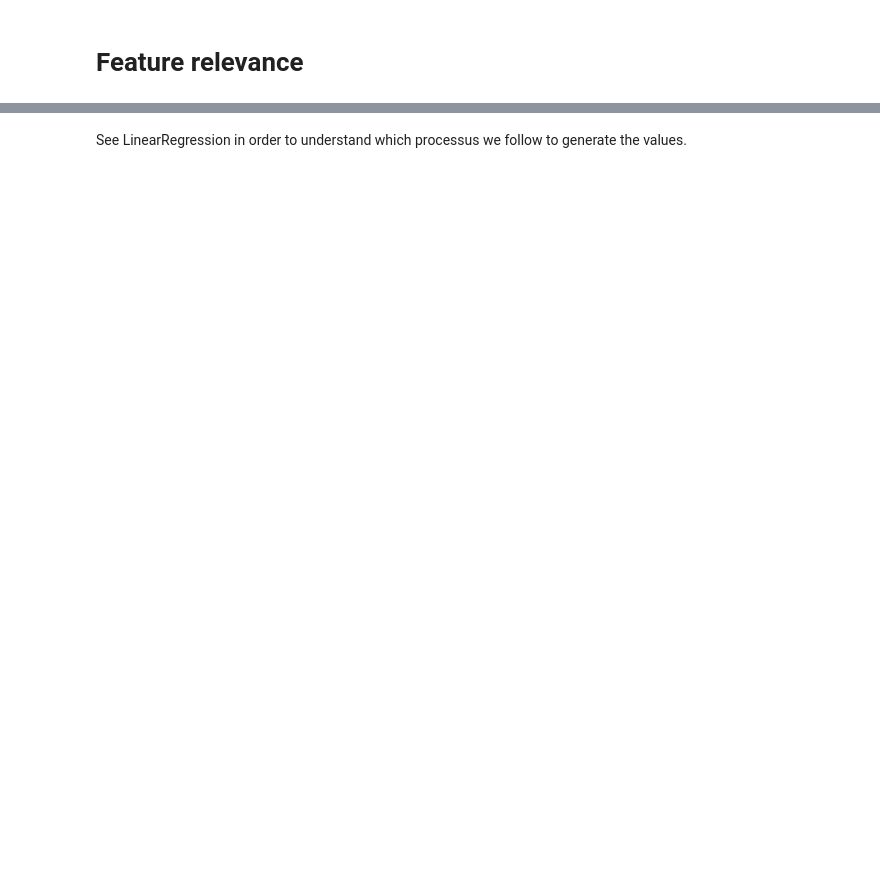
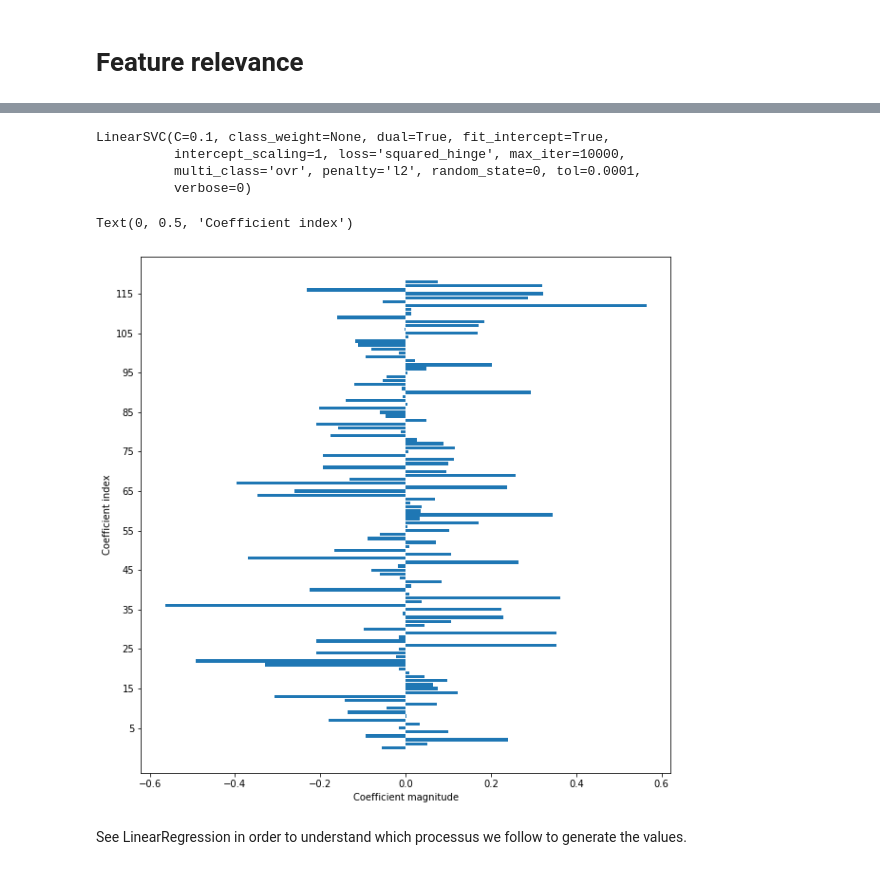
Before and after one commit to roussieau/masterthesis, a Jupyter notebook: src/machine_learning/LinearModels/SVC/feature_relevance.ipynb, the cells around one changed output, grey strips where cells are left out. Drawn from its saved outputs; the diff is of its cells as text; code cells hidden in the pictures; blank space fills up the shorter version.

Commit message:
svc with standardisation start

```diff
--- a/src/machine_learning/LinearModels/SVC/feature_relevance.ipynb
+++ b/src/machine_learning/LinearModels/SVC/feature_relevance.ipynb
@@ -14,3 +19,32 @@ The autoreload extension is already loaded. To reload it, use:
+# %%
+gt = pd.read_csv('../../../dumps/various_sizes/8K.csv')
+cols = [col for col in gt.columns if col not in ['label']]
+data = gt[cols]
+target = gt['label']
+
+data_train, data_test, target_train, target_test = train_test_split(data,target, test_size = 0.20, random_state = 0)
+scaler = StandardScaler()
+scaler.fit(data_train)
+data_train = scaler.transform(data_train)
+data_test = scaler.transform(data_test)
+
+clf = LinearSVC(C=0.1, max_iter=10000,random_state=0)
+clf.fit(data_train, target_train)
+# %% [output]
+LinearSVC(C=0.1, class_weight=None, dual=True, fit_intercept=True,
+          intercept_scaling=1, loss='squared_hinge', max_iter=10000,
+          multi_class='ovr', penalty='l2', random_state=0, tol=0.0001,
+          verbose=0)
+# %%
+n_features = data.shape[1]
+plt.rcParams["figure.figsize"] = (10,10)
+plt.barh(range(n_features), clf.coef_[0], align='center')
+plt.yticks(np.arange(5,125,10), np.arange(5,125,10))
+plt.xlabel("Coefficient magnitude")
+plt.ylabel("Coefficient index")
+# %% [output]
+Text(0, 0.5, 'Coefficient index')
+[figure, added]
 # %% [markdown]
 See LinearRegression in order to understand which processus we follow to generate the values.
 # %%
```
Also changed, not shown: parts of 4 cells of this notebook, 29 other files.
